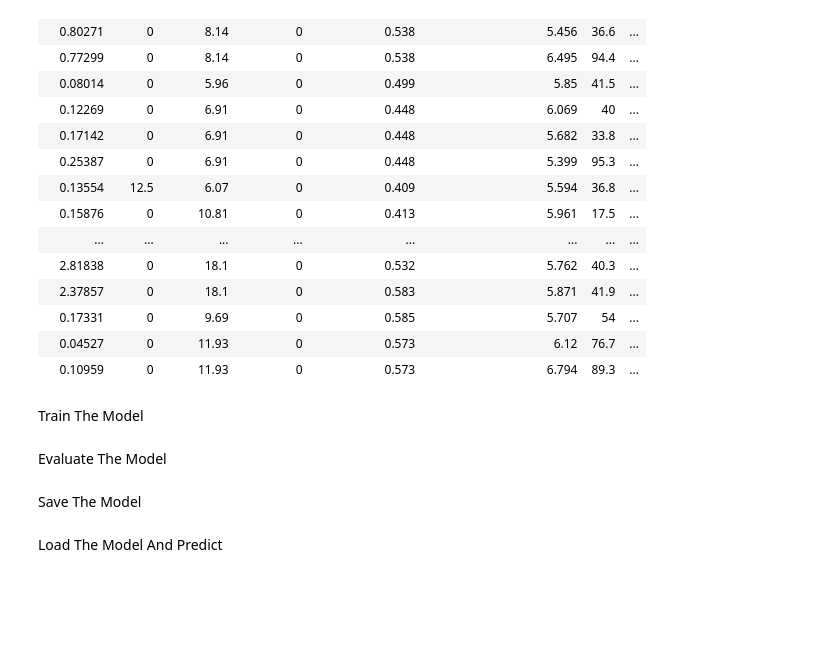
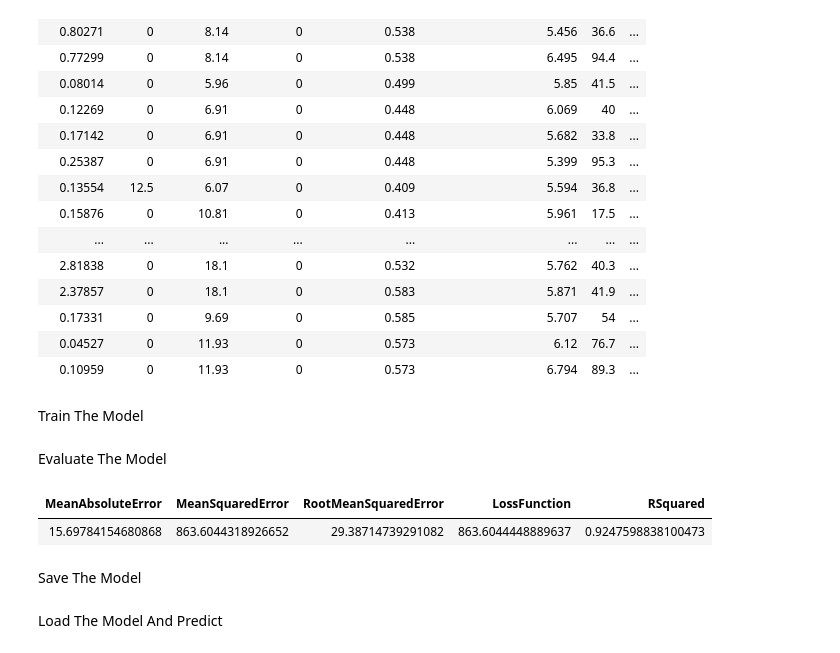
Before and after one commit to marb61a/ML.net-Projects, a Jupyter notebook: NBRandomForestRegression/RandomForestRegression.ipynb, the cells around one changed output. Saved outputs shown, nothing was run; the diff lists cells and outputs as text; code cells hidden in the pictures; blank space fills up the shorter version.

```diff
--- a/NBRandomForestRegression/RandomForestRegression.ipynb
+++ b/NBRandomForestRegression/RandomForestRegression.ipynb
@@ -130,2 +155,7 @@ Evaluate The Model
+# %%
+metrics
+# %% [output]
+| MeanAbsoluteError | MeanSquaredError | RootMeanSquaredError | LossFunction | RSquared |
+| 15.69784154680868 | 863.6044318926652 | 29.38714739291082 | 863.6044448889637 | 0.9247598838100473 |
 # %% [markdown]
 Save The Model
```
Also changed, not shown: parts of 4 cells of this notebook, 1 other file.
